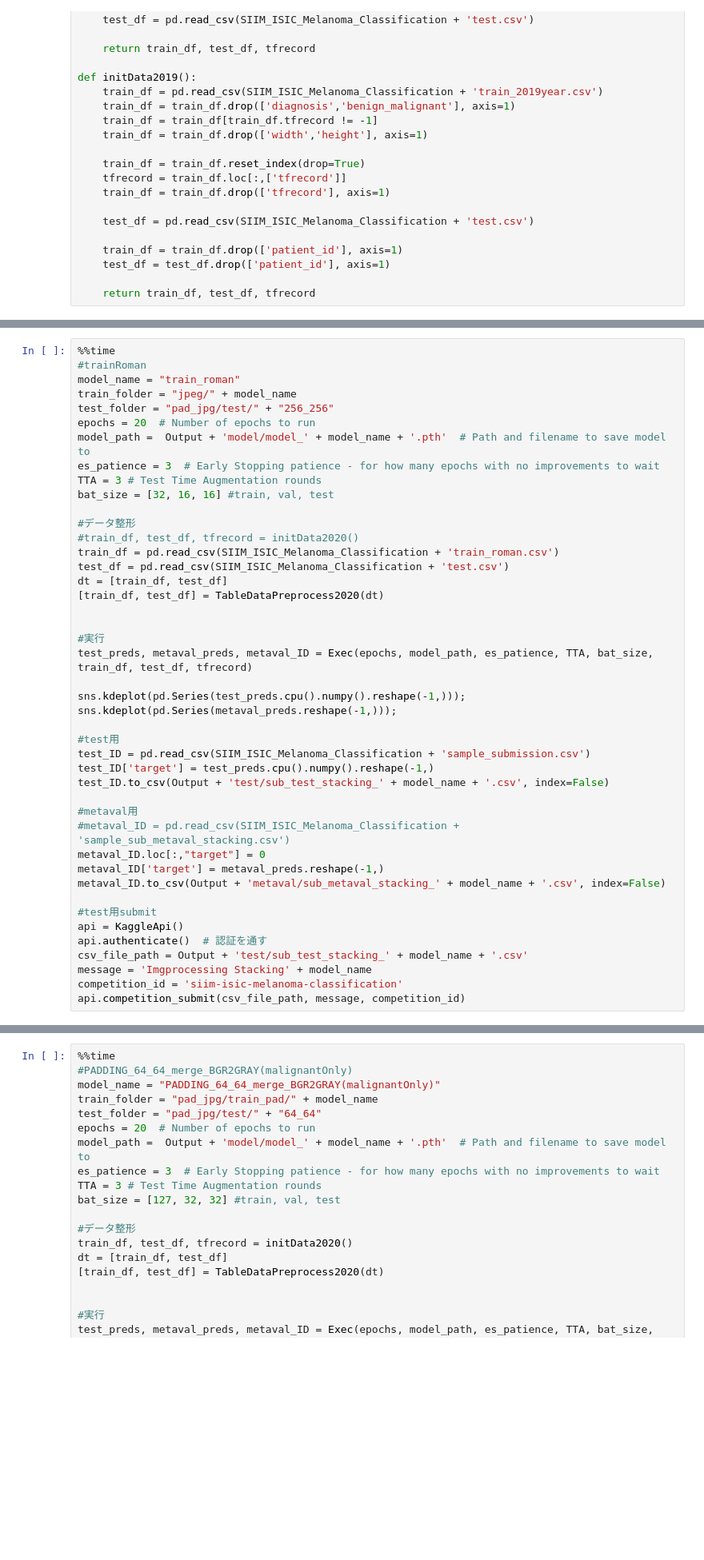
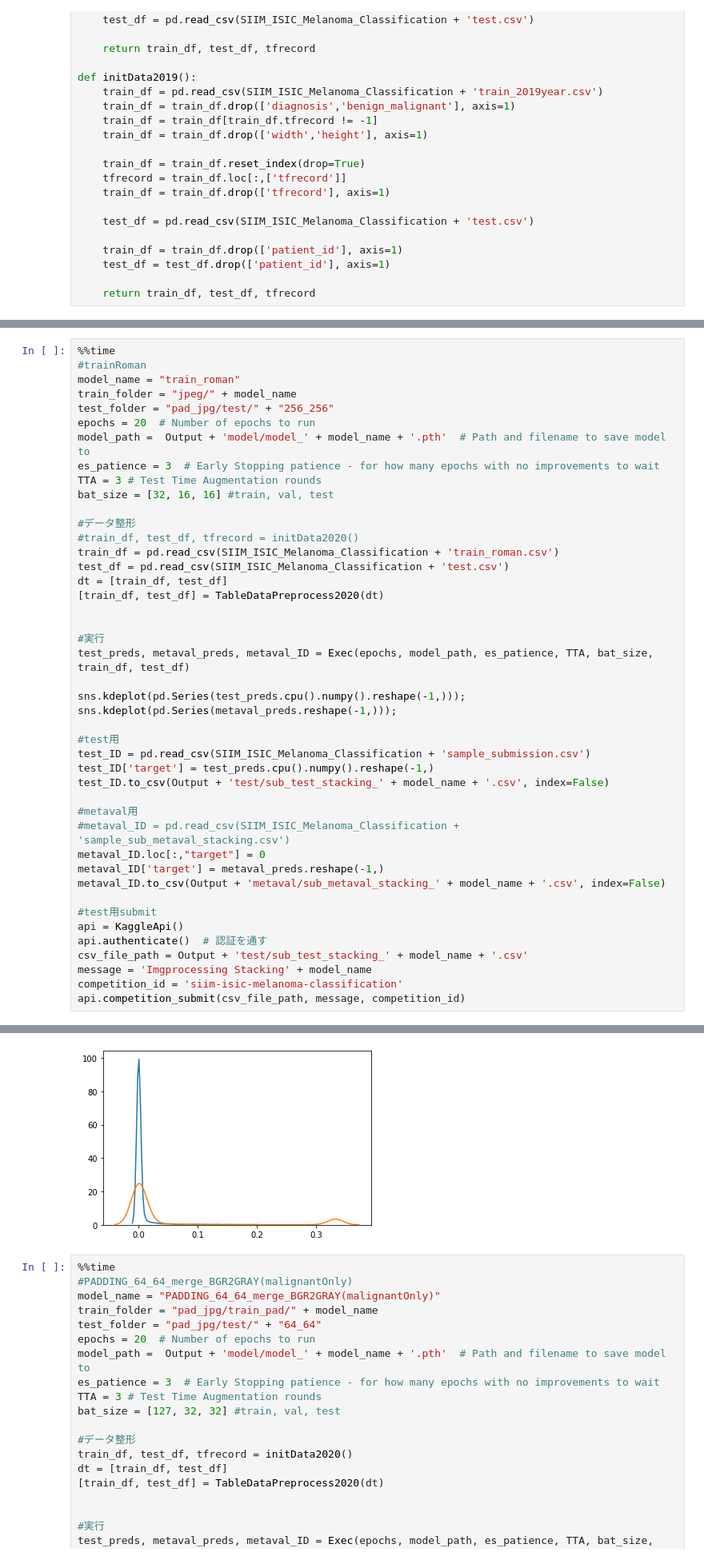
Before and after one commit to ShinAnase/SIIM-ISIC_Melanoma_Classification, a Jupyter notebook: main_ConbineImgAndTable_Stacking.ipynb, the cells around one changed output, grey strips where cells are left out. Shown at 80% size. Cells and saved outputs as stored; diff of their text form; blank space fills up the shorter version.

```diff
--- a/main_ConbineImgAndTable_Stacking.ipynb
+++ b/main_ConbineImgAndTable_Stacking.ipynb
@@ -455,7 +983,7 @@ dt = [train_df, test_df]
 
 
 #実行
-test_preds, metaval_preds, metaval_ID = Exec(epochs, model_path, es_patience, TTA, bat_size, train_df, test_df, tfrecord)
+test_preds, metaval_preds, metaval_ID = Exec(epochs, model_path, es_patience, TTA, bat_size, train_df, test_df)
 
 sns.kdeplot(pd.Series(test_preds.cpu().numpy().reshape(-1,)));
 sns.kdeplot(pd.Series(metaval_preds.reshape(-1,)));
@@ -491,3 +1030,4 @@ Epoch 006: | Loss: 56.753 | Train acc: 0.982 | Val acc: 0.964 | Val roc_auc: 0.9
+[figure, added]
 # %%
 %%time
 #PADDING_64_64_merge_BGR2GRAY(malignantOnly)
```
Also changed, not shown: parts of 12 cells of this notebook.
